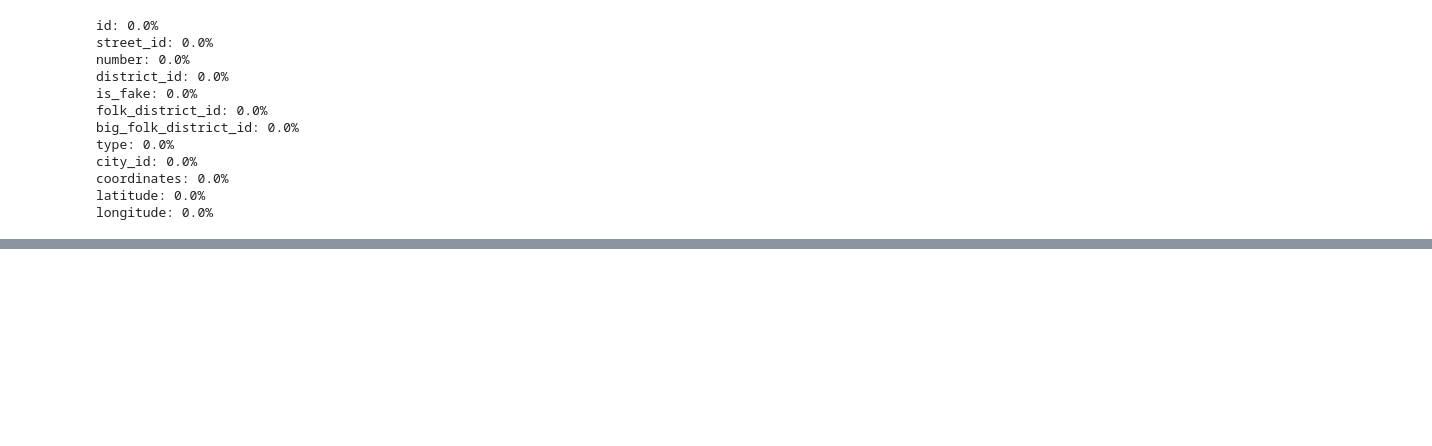
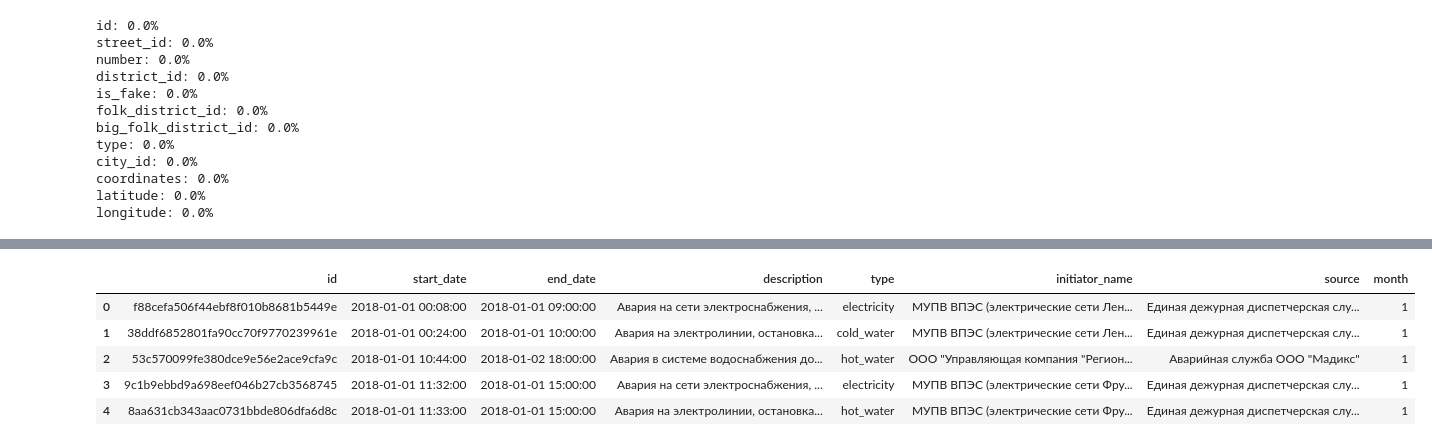
Before and after one commit to dropzed/farpost_vlru, a Jupyter notebook: ruslan/Templates/Module_1.ipynb, the cells around one changed output, grey strips where cells are left out. Saved outputs shown, nothing was run; the diff lists cells and outputs as text; code cells hidden in the pictures; blank space fills up the shorter version.

```diff
--- a/ruslan/Templates/Module_1.ipynb
+++ b/ruslan/Templates/Module_1.ipynb
@@ -915,0 +934,11 @@ print(f"Лучший F1 Weighted Score: {grid_search.best_score_:.4f}")
+# %%
+blackouts["month"] = blackouts["start_date"].dt.month
+
+blackouts.head()
+# %% [output]
+|  | id | start_date | end_date | description | type | initiator_name | source | month |
+| 0 | f88cefa506f44ebf8f010b8681b5449e | 2018-01-01 00:08:00 | 2018-01-01 09:00:00 | Авария на сети электроснабжения, ... | electricity | МУПВ ВПЭС (электрические сети Лен... | Единая дежурная диспетчерская слу... | 1 |
+| 1 | 38ddf6852801fa90cc70f9770239961e | 2018-01-01 00:24:00 | 2018-01-01 10:00:00 | Авария на электролинии, остановка... | cold_water | МУПВ ВПЭС (электрические сети Лен... | Единая дежурная диспетчерская слу... | 1 |
+| 2 | 53c570099fe380dce9e56e2ace9cfa9c | 2018-01-01 10:44:00 | 2018-01-02 18:00:00 | Авария в системе водоснабжения до... | hot_water | ООО "Управляющая компания "Регион... | Аварийная служба ООО "Мадикс" | 1 |
+| 3 | 9c1b9ebbd9a698eef046b27cb3568745 | 2018-01-01 11:32:00 | 2018-01-01 15:00:00 | Авария на сети электроснабжения, ... | electricity | МУПВ ВПЭС (электрические сети Фру... | Единая дежурная диспетчерская слу... | 1 |
+| 4 | 8aa631cb343aac0731bbde806dfa6d8c | 2018-01-01 11:33:00 | 2018-01-01 15:00:00 | Авария на электролинии, остановка... | hot_water | МУПВ ВПЭС (электрические сети Фру... | Единая дежурная диспетчерская слу... | 1 |
```
Also changed, not shown: parts of 94 cells of this notebook, 1 other file.
